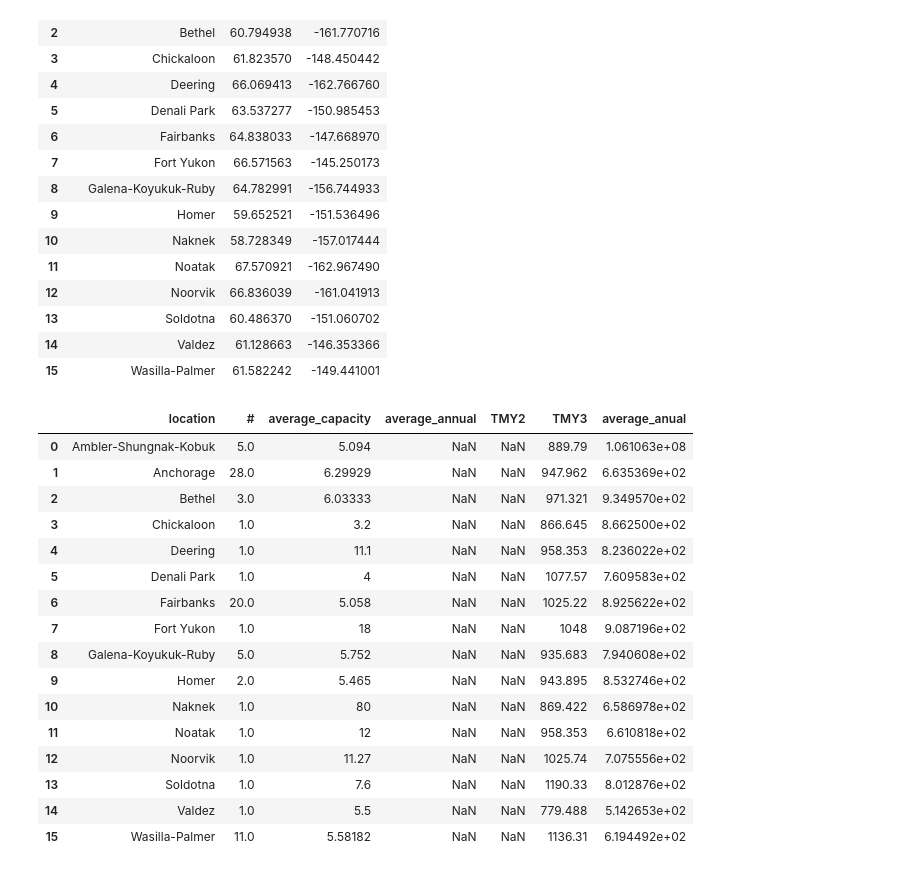
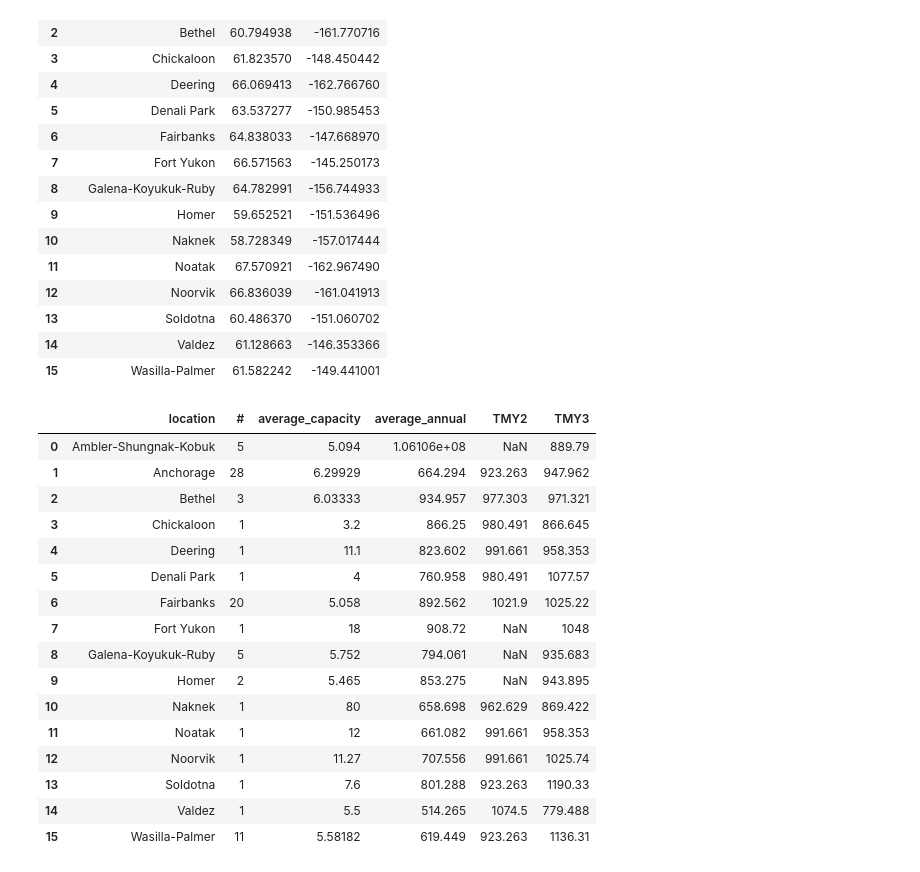
Before and after one commit to acep-uaf/ACEP_solar, a Jupyter notebook: supply_info.ipynb, the cells around one changed output. Drawn from its saved outputs; the diff is of its cells as text; code cells hidden in the pictures.

```diff
--- a/supply_info.ipynb
+++ b/supply_info.ipynb
@@ -114,49 +115,56 @@ my_file = h5py.File("solar_panel_data_alaska.h5", 'r')
 # %%
 result = pd.DataFrame(columns = ['location','#','average_capacity',
                                  'average_annual','TMY2','TMY3'])
 for i in range(len(coordinate)):
     result.loc[i,'location'] = coordinate['location'][i]
     location_name = coordinate['location'][i]
     location_hdf5 = my_file.get(location_name)
     location=pd.DataFrame(columns=['Date'])
     a = []
     ca = []
     no=0
     for name in location_hdf5:
         no = no+1
         capacity = location_hdf5[name].attrs.__getitem__("DC Capacity")
         ca.append(capacity)
         if location_hdf5[name].keys().__contains__('Day'):
             base = daily_to_monthly_energy('solar_panel_data_alaska', location_name, name)
         else:
             base = hdf5_to_dataframe('solar_panel_data_alaska',location_name, name )
             # read data
         base = base.drop(['Year', 'Interpolate'], axis=1)
         average = base.groupby('Month').mean()
         summation = np.sum(average,axis=0)/capacity
         a.append(float(summation))
     result.loc[i,'average_capacity'] = np.mean(ca)
-    result.loc[i,'average_anual'] = np.mean(a)
+    result.loc[i,'average_annual'] = np.mean(a)
     result.loc[i,'#'] = no
-    #result.loc['TMY2',i] = pvwatts_tmy2(coordinate['latitude'][i],coordinate['longitude'][i])['ac_annual'][0]/18
+
+    if i in [0,7,8,9]:
+        pass
+    else:
+        result.loc[i,'TMY2'] = pvwatts_tmy2(coordinate['latitude'][i],coordinate['longitude'][i])['ac_annual'][0]/18
+
     result.loc[i,'TMY3'] = pvwatts_tmy3(coordinate['latitude'][i],coordinate['longitude'][i])['ac_annual'][0]/18
+
+
+
+result
+# %% [output]
+|  | location | # | average_capacity | average_annual | TMY2 | TMY3 |
+| 0 | Ambler-Shungnak-Kobuk | 5 | 5.094 | 1.06106e+08 | NaN | 889.79 |
+| 1 | Anchorage | 28 | 6.29929 | 664.294 | 923.263 | 947.962 |
+| 2 | Bethel | 3 | 6.03333 | 934.957 | 977.303 | 971.321 |
+| 3 | Chickaloon | 1 | 3.2 | 866.25 | 980.491 | 866.645 |
+| 4 | Deering | 1 | 11.1 | 823.602 | 991.661 | 958.353 |
+| 5 | Denali Park | 1 | 4 | 760.958 | 980.491 | 1077.57 |
+| 6 | Fairbanks | 20 | 5.058 | 892.562 | 1021.9 | 1025.22 |
+| 7 | Fort Yukon | 1 | 18 | 908.72 | NaN | 1048 |
+| 8 | Galena-Koyukuk-Ruby | 5 | 5.752 | 794.061 | NaN | 935.683 |
+| 9 | Homer | 2 | 5.465 | 853.275 | NaN | 943.895 |
+| 10 | Naknek | 1 | 80 | 658.698 | 962.629 | 869.422 |
+| 11 | Noatak | 1 | 12 | 661.082 | 991.661 | 958.353 |
+| 12 | Noorvik | 1 | 11.27 | 707.556 | 991.661 | 1025.74 |
+| 13 | Soldotna | 1 | 7.6 | 801.288 | 923.263 | 1190.33 |
+| 14 | Valdez | 1 | 5.5 | 514.265 | 1074.5 | 779.488 |
+| 15 | Wasilla-Palmer | 11 | 5.58182 | 619.449 | 923.263 | 1136.31 |
-# %%
-result
-# %% [output]
-|  | location | # | average_capacity | average_annual | TMY2 | TMY3 | average_anual |
-| 0 | Ambler-Shungnak-Kobuk | 5.0 | 5.094 | NaN | NaN | 889.79 | 1.061063e+08 |
-| 1 | Anchorage | 28.0 | 6.29929 | NaN | NaN | 947.962 | 6.635369e+02 |
-| 2 | Bethel | 3.0 | 6.03333 | NaN | NaN | 971.321 | 9.349570e+02 |
-| 3 | Chickaloon | 1.0 | 3.2 | NaN | NaN | 866.645 | 8.662500e+02 |
-| 4 | Deering | 1.0 | 11.1 | NaN | NaN | 958.353 | 8.236022e+02 |
-| 5 | Denali Park | 1.0 | 4 | NaN | NaN | 1077.57 | 7.609583e+02 |
-| 6 | Fairbanks | 20.0 | 5.058 | NaN | NaN | 1025.22 | 8.925622e+02 |
-| 7 | Fort Yukon | 1.0 | 18 | NaN | NaN | 1048 | 9.087196e+02 |
-| 8 | Galena-Koyukuk-Ruby | 5.0 | 5.752 | NaN | NaN | 935.683 | 7.940608e+02 |
-| 9 | Homer | 2.0 | 5.465 | NaN | NaN | 943.895 | 8.532746e+02 |
-| 10 | Naknek | 1.0 | 80 | NaN | NaN | 869.422 | 6.586978e+02 |
-| 11 | Noatak | 1.0 | 12 | NaN | NaN | 958.353 | 6.610818e+02 |
-| 12 | Noorvik | 1.0 | 11.27 | NaN | NaN | 1025.74 | 7.075556e+02 |
-| 13 | Soldotna | 1.0 | 7.6 | NaN | NaN | 1190.33 | 8.012876e+02 |
-| 14 | Valdez | 1.0 | 5.5 | NaN | NaN | 779.488 | 5.142653e+02 |
-| 15 | Wasilla-Palmer | 11.0 | 5.58182 | NaN | NaN | 1136.31 | 6.194492e+02 |
```
Also changed, not shown: parts of 4 cells of this notebook, 1 other file.
